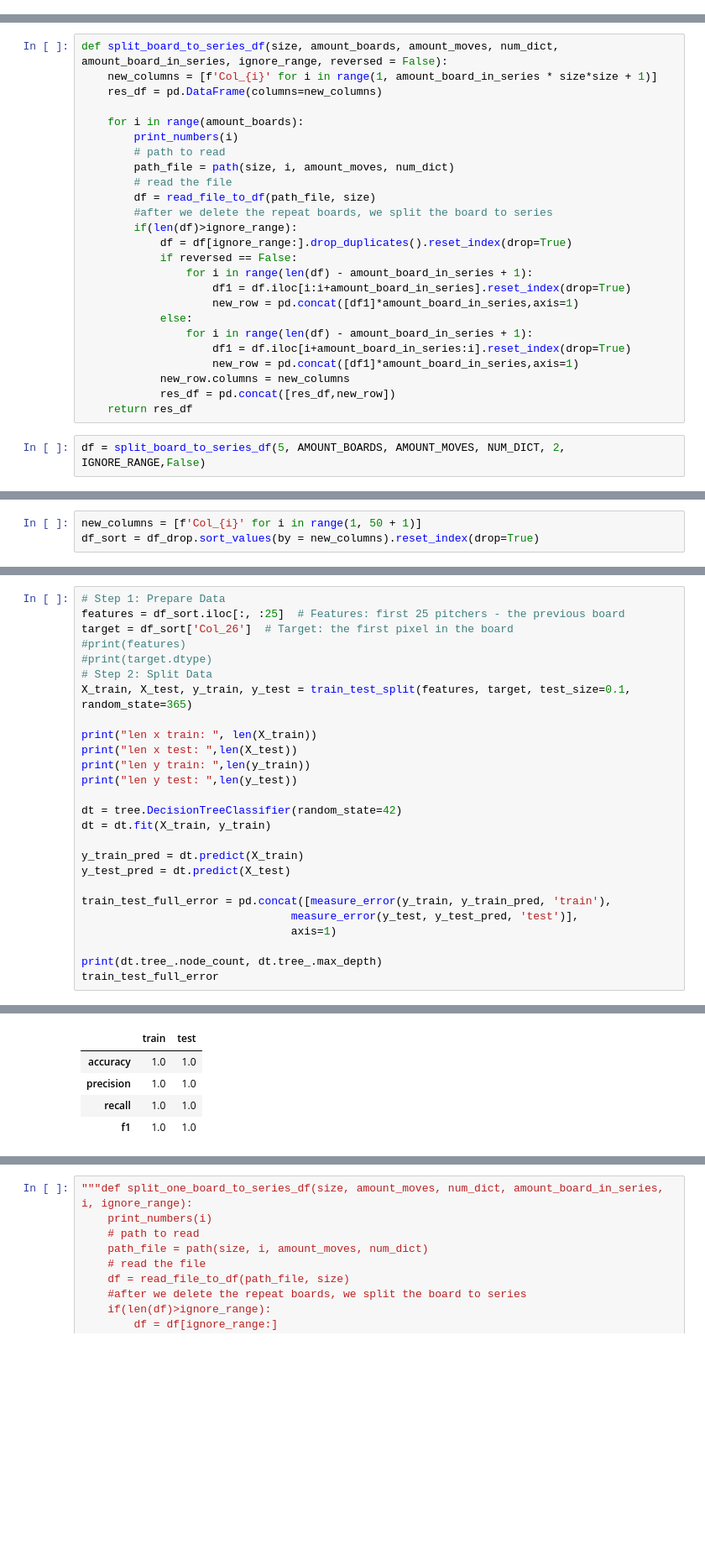
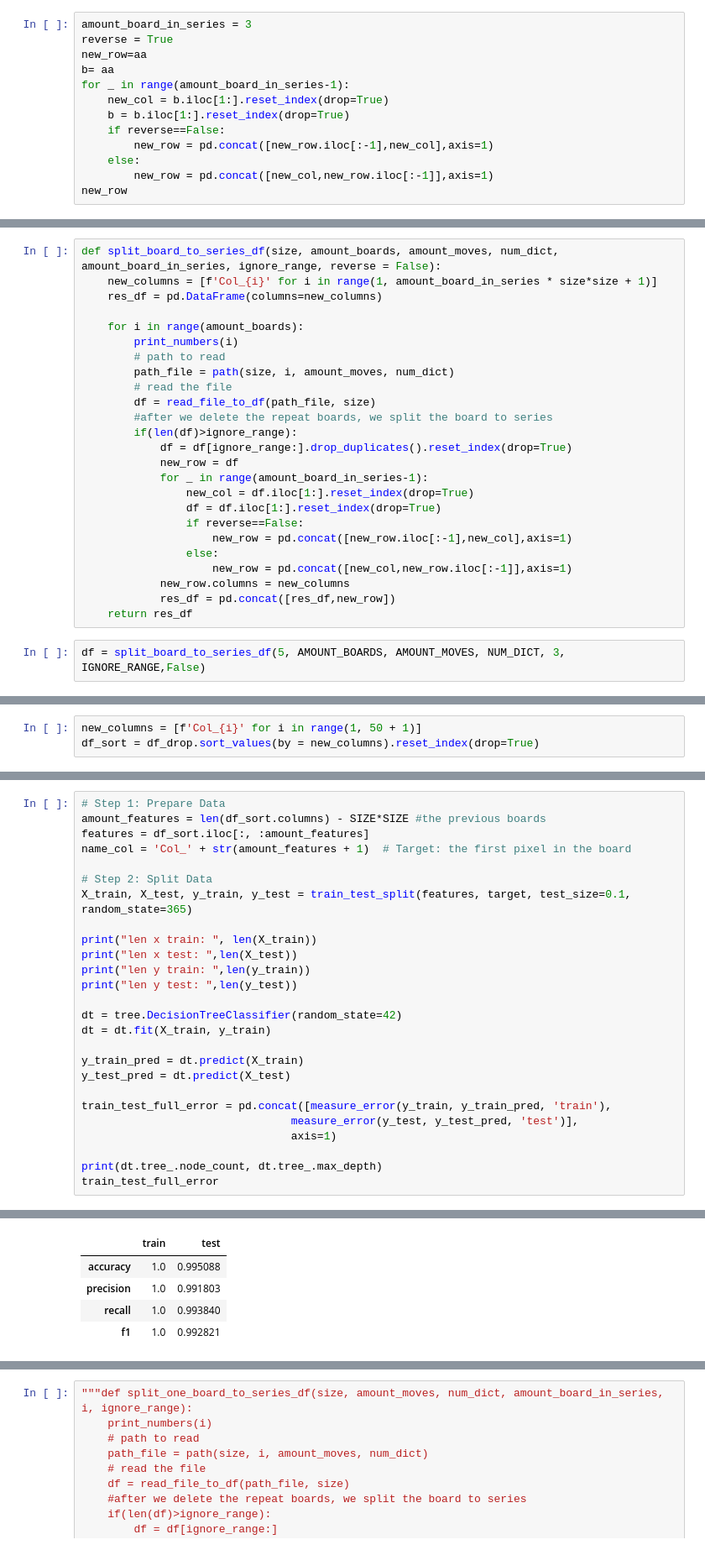
Before and after one commit to drorBamberger/GameOfLife, a Jupyter notebook: df.ipynb, the cells around one changed output, grey strips where cells are left out. Shown at 84% size. Saved outputs shown, nothing was run; the diff lists cells and outputs as text; blank space fills up the shorter version.

Commit message:
fix the df from file, add reverse predixt

```diff
--- a/df.ipynb
+++ b/df.ipynb
@@ -88,0 +94,13 @@ new_row
+# %%
+amount_board_in_series = 3
+reverse = True
+new_row=aa
+b= aa
+for _ in range(amount_board_in_series-1):
+    new_col = b.iloc[1:].reset_index(drop=True)
+    b = b.iloc[1:].reset_index(drop=True)
+    if reverse==False:
+        new_row = pd.concat([new_row.iloc[:-1],new_col],axis=1)
+    else:
+        new_row = pd.concat([new_col,new_row.iloc[:-1]],axis=1)
+new_row
@@ -89,5 +117,5 @@ new_row
 # %%
-def split_board_to_series_df(size, amount_boards, amount_moves, num_dict, amount_board_in_series, ignore_range, reversed = False):
+def split_board_to_series_df(size, amount_boards, amount_moves, num_dict, amount_board_in_series, ignore_range, reverse = False):
     new_columns = [f'Col_{i}' for i in range(1, amount_board_in_series * size*size + 1)]
     res_df = pd.DataFrame(columns=new_columns)
 
@@ -100,19 +128,19 @@ def split_board_to_series_df(size, amount_boards, amount_moves, num_dict, amount
         #after we delete the repeat boards, we split the board to series
         if(len(df)>ignore_range):
             df = df[ignore_range:].drop_duplicates().reset_index(drop=True)
-            if reversed == False:
-                for i in range(len(df) - amount_board_in_series + 1):
-                    df1 = df.iloc[i:i+amount_board_in_series].reset_index(drop=True)
-                    new_row = pd.concat([df1]*amount_board_in_series,axis=1)
-            else:
-                for i in range(len(df) - amount_board_in_series + 1):
-                    df1 = df.iloc[i+amount_board_in_series:i].reset_index(drop=True)
-                    new_row = pd.concat([df1]*amount_board_in_series,axis=1)
+            new_row = df
+            for _ in range(amount_board_in_series-1):
+                new_col = df.iloc[1:].reset_index(drop=True)
+                df = df.iloc[1:].reset_index(drop=True)
+                if reverse==False:
+                    new_row = pd.concat([new_row.iloc[:-1],new_col],axis=1)
+                else:
+                    new_row = pd.concat([new_col,new_row.iloc[:-1]],axis=1)
             new_row.columns = new_columns
             res_df = pd.concat([res_df,new_row])
     return res_df
 # %%
-df = split_board_to_series_df(5, AMOUNT_BOARDS, AMOUNT_MOVES, NUM_DICT, 2, IGNORE_RANGE,False)
+df = split_board_to_series_df(5, AMOUNT_BOARDS, AMOUNT_MOVES, NUM_DICT, 3, IGNORE_RANGE,False)
 # %% [output]
 0 1 2 3 4 5 6 7 8 9 10 11 12 13 14 15 16 17 18 19 20 21 22 23 24 25 26 27 28 29 30 31 32 33 34 35 36 37 38 39 40 41 42 43 44 45 46 47 48 49 50
 51 52 53 54 55 56 57 58 59 60 61 62 63 64 65 66 67 68 69 70 71 72 73 74 75 76 77 78 79 80 81 82 83 84 85 86 87 88 89 90 91 92 93 94 95 96 97 98 99 100
@@ -220,9 +256,9 @@ f1           1.0  0.991778
 # %%
 # Step 1: Prepare Data
-features = df_sort.iloc[:, :25]  # Features: first 25 pitchers - the previous board
-target = df_sort['Col_26']  # Target: the first pixel in the board
-#print(features)
-#print(target.dtype)
+amount_features = len(df_sort.columns) - SIZE*SIZE #the previous boards
+features = df_sort.iloc[:, :amount_features]
+name_col = 'Col_' + str(amount_features + 1)  # Target: the first pixel in the board
+
 # Step 2: Split Data
 X_train, X_test, y_train, y_test = train_test_split(features, target, test_size=0.1, random_state=365)
 
@@ -252,8 +288,8 @@ len y test:  2976
 |  | train | test |
-| accuracy | 1.0 | 1.0 |
-| precision | 1.0 | 1.0 |
-| recall | 1.0 | 1.0 |
-| f1 | 1.0 | 1.0 |
+| accuracy | 1.0 | 0.995088 |
+| precision | 1.0 | 0.991803 |
+| recall | 1.0 | 0.993840 |
+| f1 | 1.0 | 0.992821 |
 # %%
 depth_to_check = [4,5,6,7,8,9,10,15,20,30,50,100]
 
```
Also changed, not shown: parts of 20 cells of this notebook, 51 other files.
